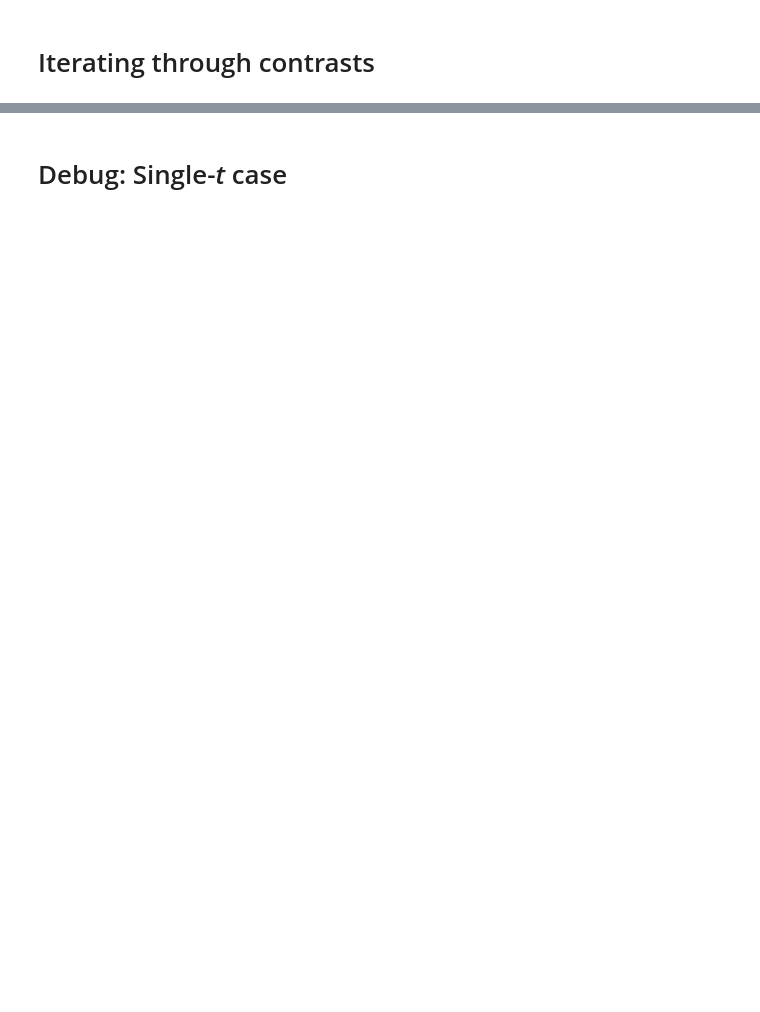
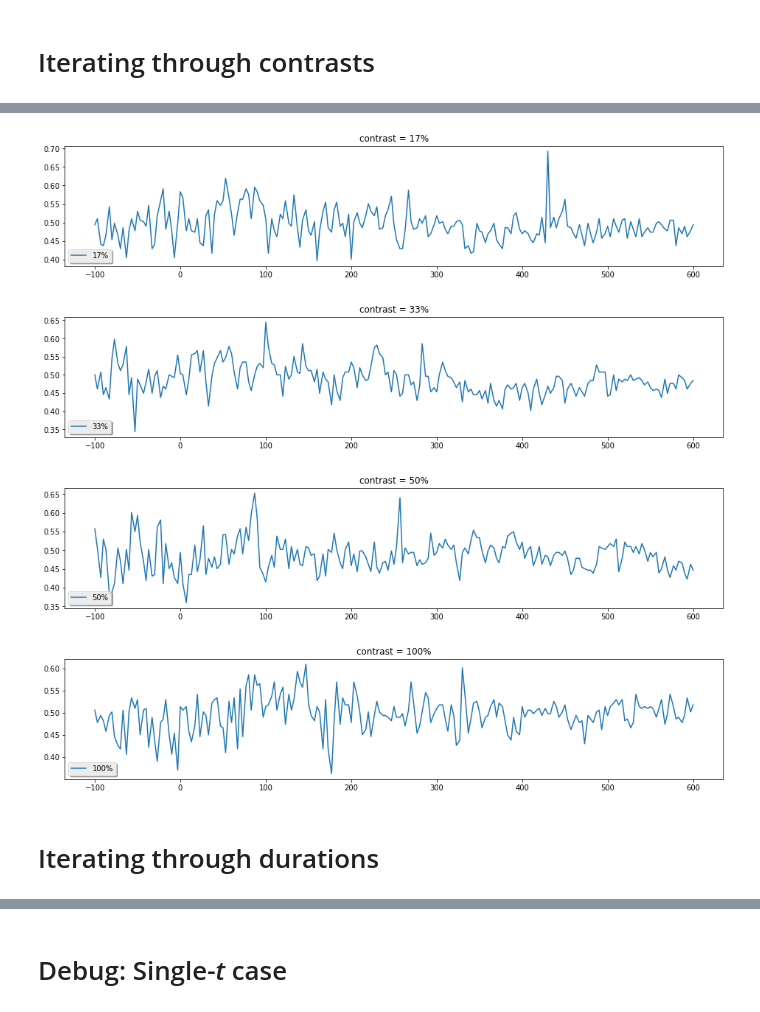
Before and after one commit to egorananyev/mne_pipe_visperc, a Jupyter notebook: mvpa.ipynb, the cells around one changed output, grey strips where cells are left out. Drawn from its saved outputs; the diff is of its cells as text; code cells hidden in the pictures; blank space fills up the shorter version.

```diff
--- a/mvpa.ipynb
+++ b/mvpa.ipynb
@@ -223,10 +204,7 @@ def iter_times(all_times_, epochs_subset_df_, validate=False, track=False):  #,
         X_left = epochs_subset_df_[epochs_subset_df_.index.get_level_values('condition').str.contains('left')].loc[pd.IndexSlice[:, :, t], :]
         X = np.concatenate((X_right, X_left))
         y = np.concatenate((np.repeat(1, len(X_right)), np.repeat(0, len(X_left))))
-        if validate:
-            acc_.append(validate_svm(X, y, track))
-        else:
-            acc_.append(run_svm(X, y, track))
+        acc_.append(run_svm(X, y, validate, track))
     print(']')
     return acc_
 # %% [markdown]
@@ -386,20 +342,0 @@ plt.plot(all_times, np.array(acc.T));
-# %%
-all_conts = [17, 33, 50, 100]
-acc = pd.DataFrame(np.zeros((len(all_conts), len(all_times))), index=all_conts, columns=all_times)
-for cur_cont in range(len(all_conts)):
-    cur_cond_str = 'cont' + str(all_conts[cur_cont]).zfill(3)
-    print(cur_cond_str, end=' ')
-    epochs_subset_df = epochs_df[epochs_df.index.get_level_values('condition').str.contains(cur_cond_str)]
-    cur_acc = iter_times(all_times, epochs_subset_df, validate=True)  #, cur_cond_str)
-    acc.loc[(all_conts[cur_cont]), :] = cur_acc
-# %%
-%matplotlib inline
-for cur_dur in range(len(all_durs)):
-#     plt.title(label='duration = ' + str(all_durs[cur_dur]) + ' frame(s)')
-    for cur_cont in range(len(all_conts)):
-        plt.figure(figsize=(16, 3))
-        plt.title(label='duration = ' + str(all_durs[cur_dur]) + ' frame(s); contrast = ' + str(all_conts[cur_cont]) + '%')
-        plt.plot(all_times, np.array(acc.loc[(all_durs[cur_dur], all_conts[cur_cont]), :]).T, label = str(all_conts[cur_cont]) + '%');
-        # plt.savefig(qc_fname + '_light-sensors.pdf')
-    leg = plt.legend(loc='lower left', ncol=4, shadow=True, fancybox=True)
-    leg.get_frame().set_alpha(0.8)
@@ -421,11 +359,16 @@ KeyboardInterrupt:
 # %%
 %matplotlib inline
-for cur_dur in range(len(all_durs)):
-#     plt.title(label='duration = ' + str(all_durs[cur_dur]) + ' frame(s)')
-    for cur_cont in range(len(all_conts)):
-        plt.figure(figsize=(16, 3))
-        plt.title(label='duration = ' + str(all_durs[cur_dur]) + ' frame(s); contrast = ' + str(all_conts[cur_cont]) + '%')
-        plt.plot(all_times, np.array(acc.loc[(all_durs[cur_dur], all_conts[cur_cont]), :]).T, label = str(all_conts[cur_cont]) + '%');
-        # plt.savefig(qc_fname + '_light-sensors.pdf')
+for cur_cont in range(len(all_conts)):
+    plt.figure(figsize=(16, 3))
+    plt.title(label='contrast = ' + str(all_conts[cur_cont]) + '%')
+    plt.plot(all_times, np.array(acc.loc[(all_conts[cur_cont]), :]).T, label = str(all_conts[cur_cont]) + '%');
+    plt.savefig(mvpa_fname + '_sigmoid_cont' + str(all_conts[cur_cont]) + '.pdf')
     leg = plt.legend(loc='lower left', ncol=4, shadow=True, fancybox=True)
     leg.get_frame().set_alpha(0.8)
+# %% [output]
+[figure, added]
+[figure, added]
+[figure, added]
+[figure, added]
+# %% [markdown]
+# Iterating through durations
```
Also changed, not shown: parts of 19 cells of this notebook.
